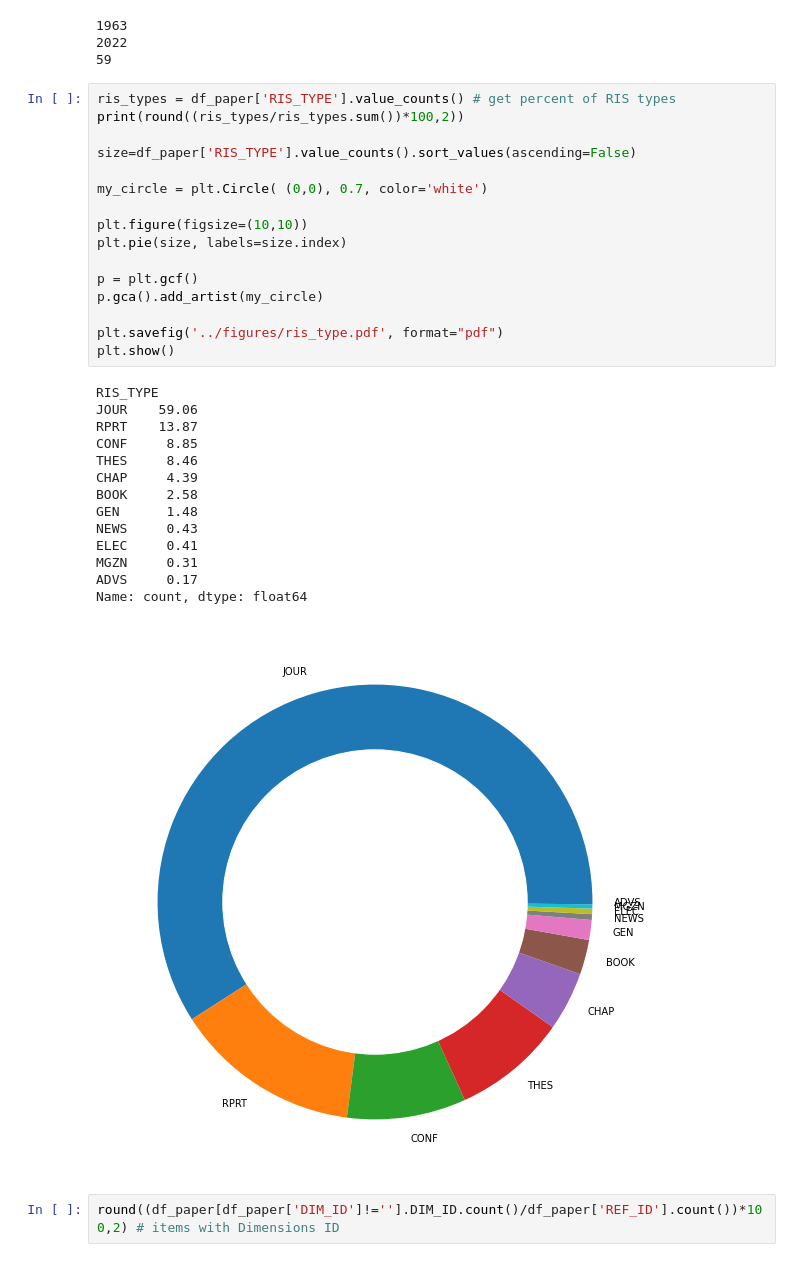
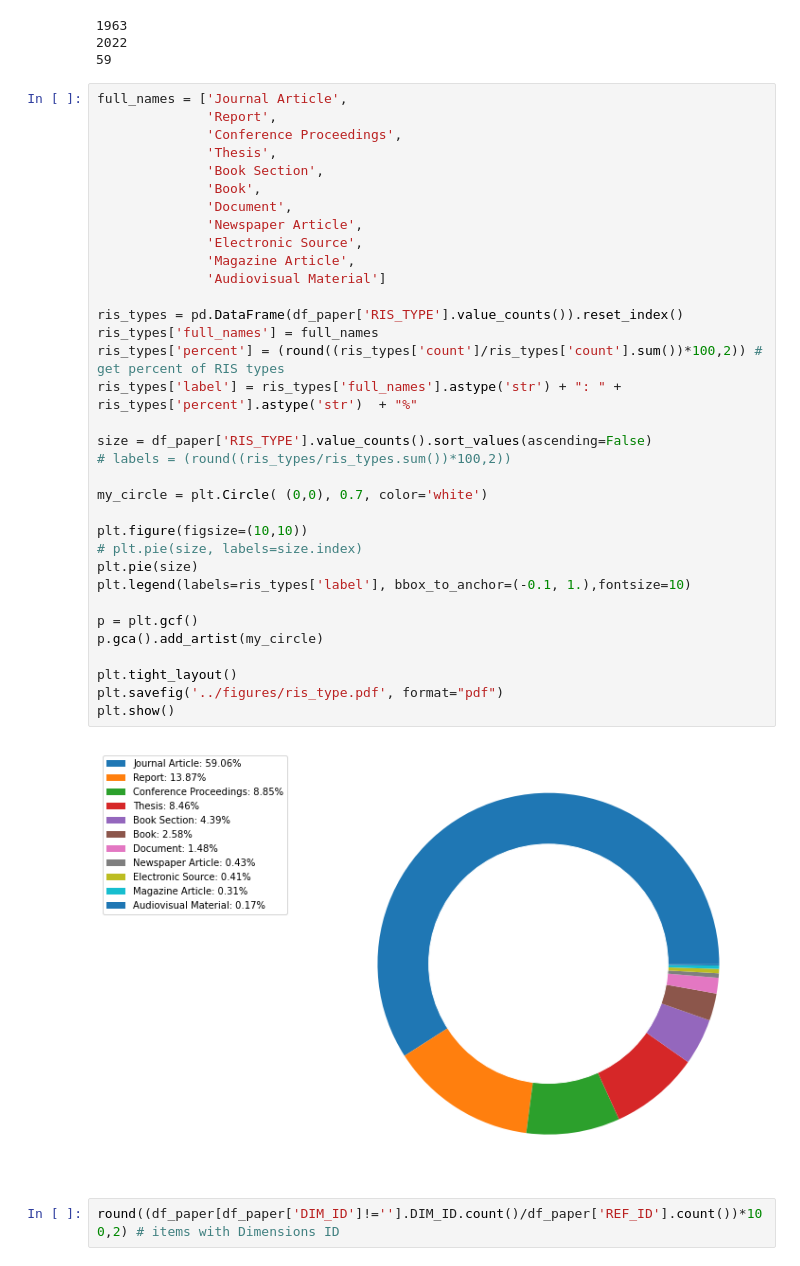
Before and after one commit to ICPSR/mica-data-descriptor, a Jupyter notebook: notebooks/describe-data.ipynb, the cells around one changed output. Saved outputs shown, nothing was run; the diff lists cells and outputs as text.

Commit message:
Update figures

```diff
--- a/notebooks/describe-data.ipynb
+++ b/notebooks/describe-data.ipynb
@@ -199,36 +206,41 @@ print(df_paper['YEAR_PUB'].max() - df_paper[df_paper['YEAR_PUB']!=0].YEAR_PUB.mi
 2022
 59
 # %%
-ris_types = df_paper['RIS_TYPE'].value_counts() # get percent of RIS types
-print(round((ris_types/ris_types.sum())*100,2))
+full_names = ['Journal Article',
+              'Report',
+              'Conference Proceedings',
+              'Thesis',
+              'Book Section',
+              'Book',
+              'Document',
+              'Newspaper Article',
+              'Electronic Source',
+              'Magazine Article',
+              'Audiovisual Material']
 
-size=df_paper['RIS_TYPE'].value_counts().sort_values(ascending=False)
+ris_types = pd.DataFrame(df_paper['RIS_TYPE'].value_counts()).reset_index()
+ris_types['full_names'] = full_names
+ris_types['percent'] = (round((ris_types['count']/ris_types['count'].sum())*100,2)) # get percent of RIS types
+ris_types['label'] = ris_types['full_names'].astype('str') + ": " + ris_types['percent'].astype('str')  + "%"
+
+size = df_paper['RIS_TYPE'].value_counts().sort_values(ascending=False)
+# labels = (round((ris_types/ris_types.sum())*100,2))
 
 my_circle = plt.Circle( (0,0), 0.7, color='white')
 
 plt.figure(figsize=(10,10))
-plt.pie(size, labels=size.index)
+# plt.pie(size, labels=size.index)
+plt.pie(size)
+plt.legend(labels=ris_types['label'], bbox_to_anchor=(-0.1, 1.),fontsize=10)
 
 p = plt.gcf()
 p.gca().add_artist(my_circle)
 
+plt.tight_layout()
 plt.savefig('../figures/ris_type.pdf', format="pdf")
 plt.show()
 # %% [output]
-RIS_TYPE
-JOUR    59.06
-RPRT    13.87
-CONF     8.85
-THES     8.46
-CHAP     4.39
-BOOK     2.58
-GEN      1.48
-NEWS     0.43
-ELEC     0.41
-MGZN     0.31
-ADVS     0.17
-Name: count, dtype: float64
-[figure, old version]
+[figure, new version]
 # %%
 round((df_paper[df_paper['DIM_ID']!=''].DIM_ID.count()/df_paper['REF_ID'].count())*100,2) # items with Dimensions ID
 # %% [output]
```
Also changed, not shown: parts of 6 cells of this notebook.
